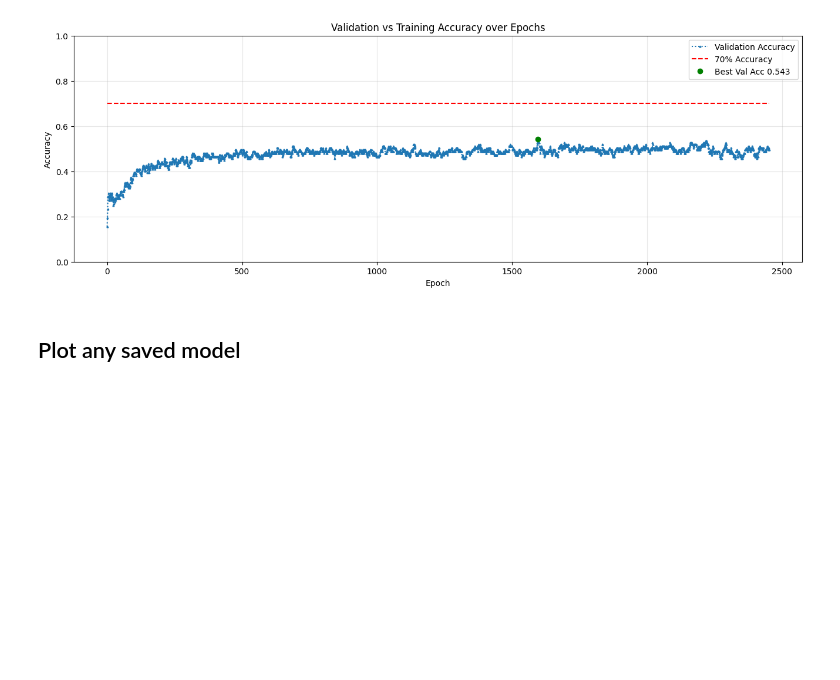
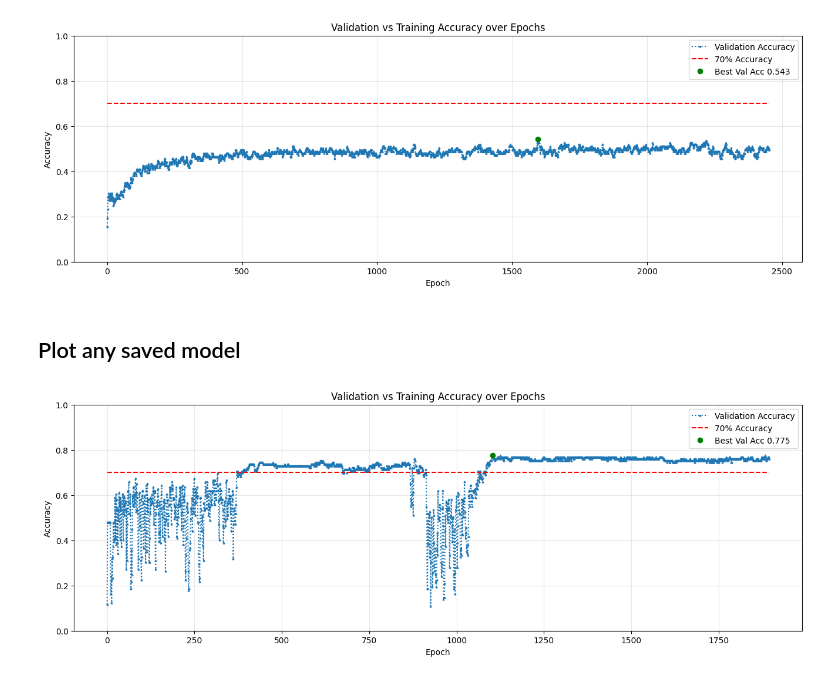
Before and after one commit to GeorgTenzing/EEG_Classification, a Jupyter notebook: Main.ipynb, the cells around one changed output. Drawn from its saved outputs; the diff is of its cells as text; code cells hidden in the pictures; blank space fills up the shorter version.

```diff
--- a/Main.ipynb
+++ b/Main.ipynb
@@ -113,5 +89,7 @@ Plotting EEGNet: Test Accuracy = 0.450
 # %%
 from Utils import plot_training_metrics
 
-csv_path = "logs/EEGClassifier_Validation/version_7/metrics.csv"
+csv_path = "logs/EEGClassifier/version__77/metrics.csv"
 plot_training_metrics(csv_path)
+# %% [output]
+[figure, added]
```
Also changed, not shown: parts of 1 cell of this notebook, 2 other files.
